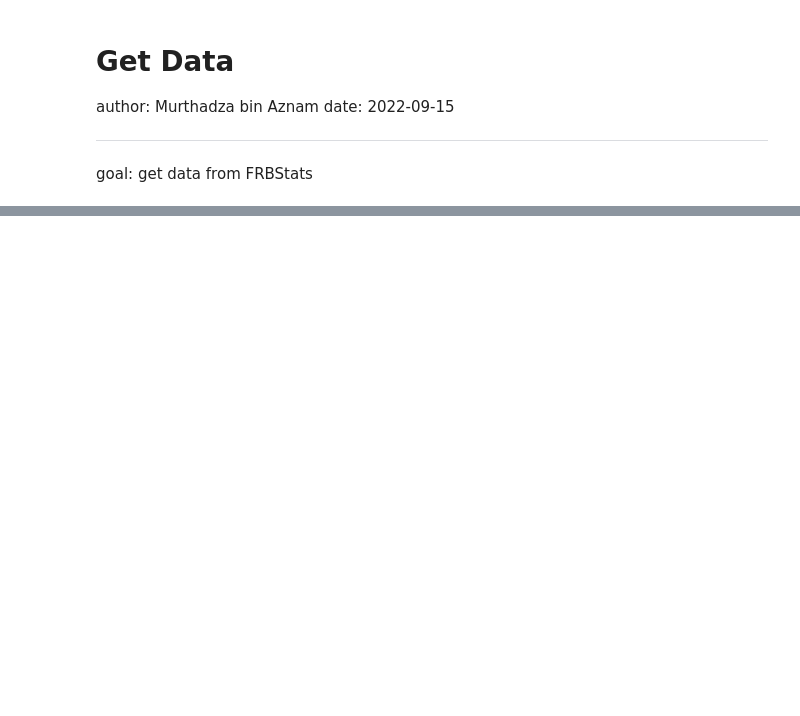
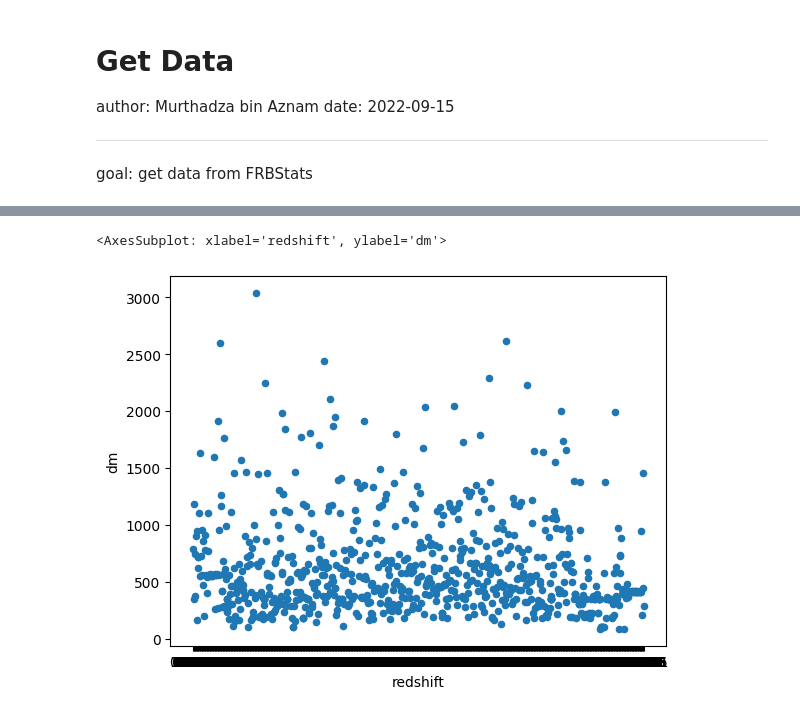
Before and after one commit to Thaza-Kun/sarjana, a Jupyter notebook: notebooks/01-get-data.ipynb, the cells around one changed output, grey strips where cells are left out. Cells and saved outputs as stored; diff of their text form; code cells hidden in the pictures; blank space fills up the shorter version.

```diff
--- a/notebooks/01-get-data.ipynb
+++ b/notebooks/01-get-data.ipynb
@@ -16,8 +22,8 @@ def request_data(url, **kwargs) -> requests.Response:
     logging.debug(f"Awaiting data from {url}")
     return requests.get(url, **kwargs)
 
-async def get_frb_population_data_as_csv(url:str='https://www.herta-experiment.org/frbstats/catalogue.csv', output_file='data.csv') -> str:
-    result = await request_data(url)
+async def download_csv(url:str='https://www.herta-experiment.org/frbstats/catalogue.csv', output_file='data.csv') -> str:
+    result = request_data(url)
     if result.status_code != 200:
         raise requests.RequestException(result.status_code)
     with open(output_file, 'w') as f:
@@ -30,0 +33,2 @@ await get_frb_population_data_as_csv()
+# %%
+data = pd.read_csv(await download_csv())
@@ -30,0 +66,5 @@ await get_frb_population_data_as_csv()
+# %%
+data.plot.scatter(x='redshift', y='dm')
+# %% [output]
+<AxesSubplot: xlabel='redshift', ylabel='dm'>
+[figure, added]
```
Also changed, not shown: parts of 9 cells of this notebook, 2 other files.
